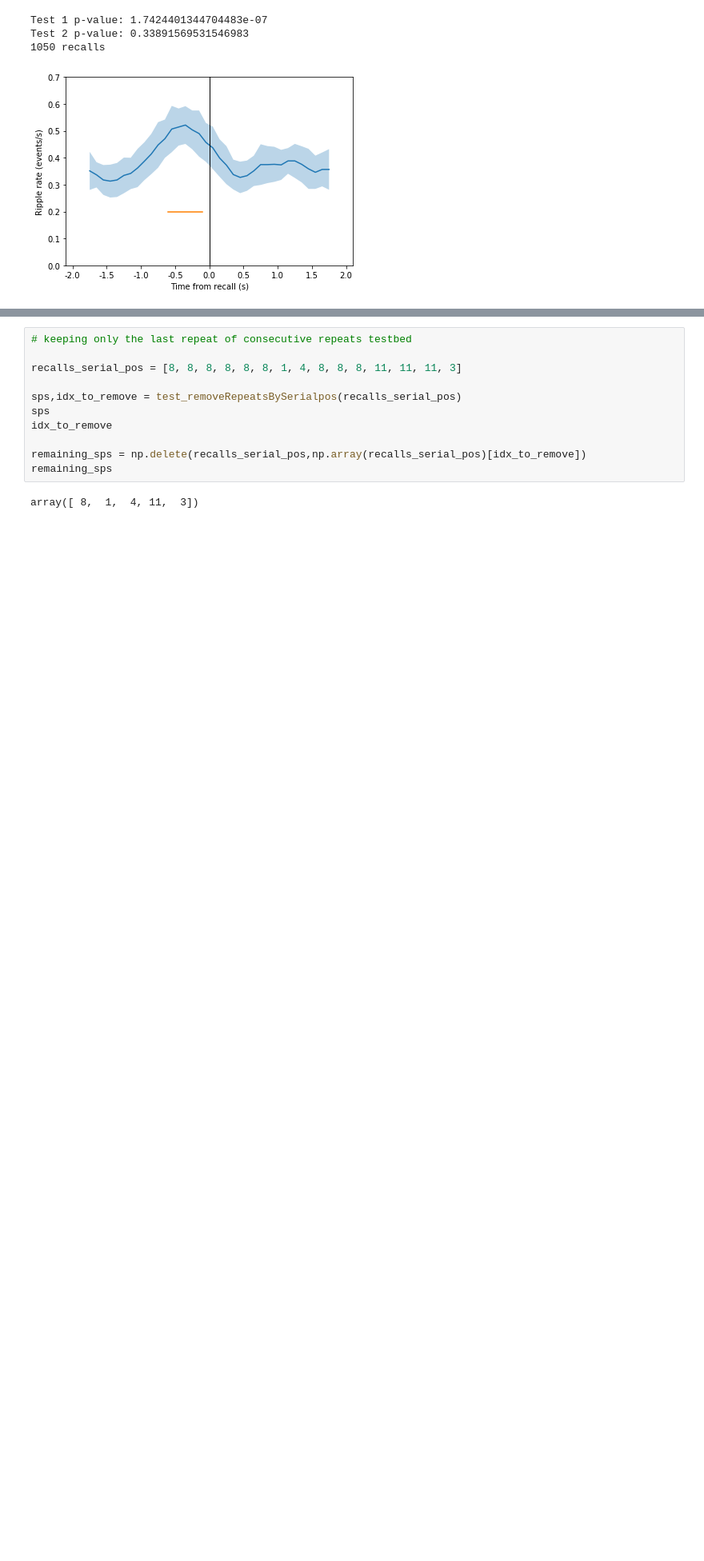
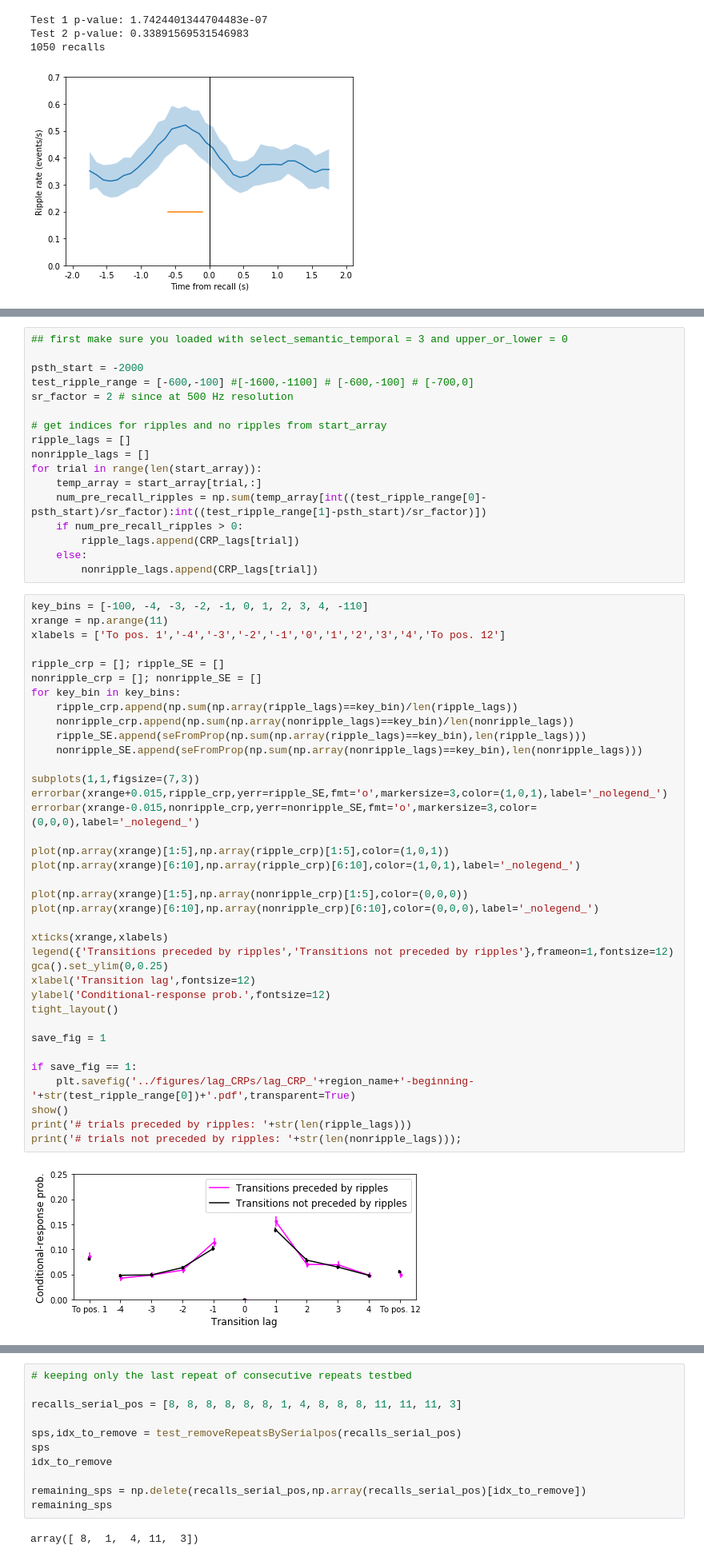
Before and after one commit to jjsakon/SWR, a Jupyter notebook: code/SWRanalysisClustering.ipynb, the cells around one changed output, grey strips where cells are left out. Shown: that part at 80% size. Cells and saved outputs as stored; diff of their text form; blank space fills up the shorter version.

Commit message:
2020-12-30 lag-CRPs plots working

```diff
--- a/code/SWRanalysisClustering.ipynb
+++ b/code/SWRanalysisClustering.ipynb
@@ -2567,0 +2586,56 @@ bin_model1.summary()
+# %%
+## first make sure you loaded with select_semantic_temporal = 3 and upper_or_lower = 0
+
+psth_start = -2000
+test_ripple_range = [-600,-100] #[-1600,-1100] # [-600,-100] # [-700,0]
+sr_factor = 2 # since at 500 Hz resolution
+
+# get indices for ripples and no ripples from start_array
+ripple_lags = []
+nonripple_lags = []
+for trial in range(len(start_array)):
+    temp_array = start_array[trial,:]
+    num_pre_recall_ripples = np.sum(temp_array[int((test_ripple_range[0]-psth_start)/sr_factor):int((test_ripple_range[1]-psth_start)/sr_factor)])
+    if num_pre_recall_ripples > 0:
+        ripple_lags.append(CRP_lags[trial])
+    else:
+        nonripple_lags.append(CRP_lags[trial])
+# %%
+key_bins = [-100, -4, -3, -2, -1, 0, 1, 2, 3, 4, -110]
+xrange = np.arange(11)
+xlabels = ['To pos. 1','-4','-3','-2','-1','0','1','2','3','4','To pos. 12']
+
+ripple_crp = []; ripple_SE = []
+nonripple_crp = []; nonripple_SE = []
+for key_bin in key_bins:
+    ripple_crp.append(np.sum(np.array(ripple_lags)==key_bin)/len(ripple_lags))
+    nonripple_crp.append(np.sum(np.array(nonripple_lags)==key_bin)/len(nonripple_lags))
+    ripple_SE.append(seFromProp(np.sum(np.array(ripple_lags)==key_bin),len(ripple_lags)))
+    nonripple_SE.append(seFromProp(np.sum(np.array(nonripple_lags)==key_bin),len(nonripple_lags)))
+
+subplots(1,1,figsize=(7,3))
+errorbar(xrange+0.015,ripple_crp,yerr=ripple_SE,fmt='o',markersize=3,color=(1,0,1),label='_nolegend_')
+errorbar(xrange-0.015,nonripple_crp,yerr=nonripple_SE,fmt='o',markersize=3,color=(0,0,0),label='_nolegend_')
+
+plot(np.array(xrange)[1:5],np.array(ripple_crp)[1:5],color=(1,0,1))
+plot(np.array(xrange)[6:10],np.array(ripple_crp)[6:10],color=(1,0,1),label='_nolegend_')
+
+plot(np.array(xrange)[1:5],np.array(nonripple_crp)[1:5],color=(0,0,0))
+plot(np.array(xrange)[6:10],np.array(nonripple_crp)[6:10],color=(0,0,0),label='_nolegend_')
+
+xticks(xrange,xlabels)
+legend({'Transitions preceded by ripples','Transitions not preceded by ripples'},frameon=1,fontsize=12)
+gca().set_ylim(0,0.25)
+xlabel('Transition lag',fontsize=12)
+ylabel('Conditional-response prob.',fontsize=12)
+tight_layout()
+
+save_fig = 1
+
+if save_fig == 1:
+    plt.savefig('../figures/lag_CRPs/lag_CRP_'+region_name+'-beginning-'+str(test_ripple_range[0])+'.pdf',transparent=True)
+show()
+print('# trials preceded by ripples: '+str(len(ripple_lags)))
+print('# trials not preceded by ripples: '+str(len(nonripple_lags)));
+# %% [output]
+[figure, added]
```
Also changed, not shown: parts of 11 cells of this notebook, 1 other file.
